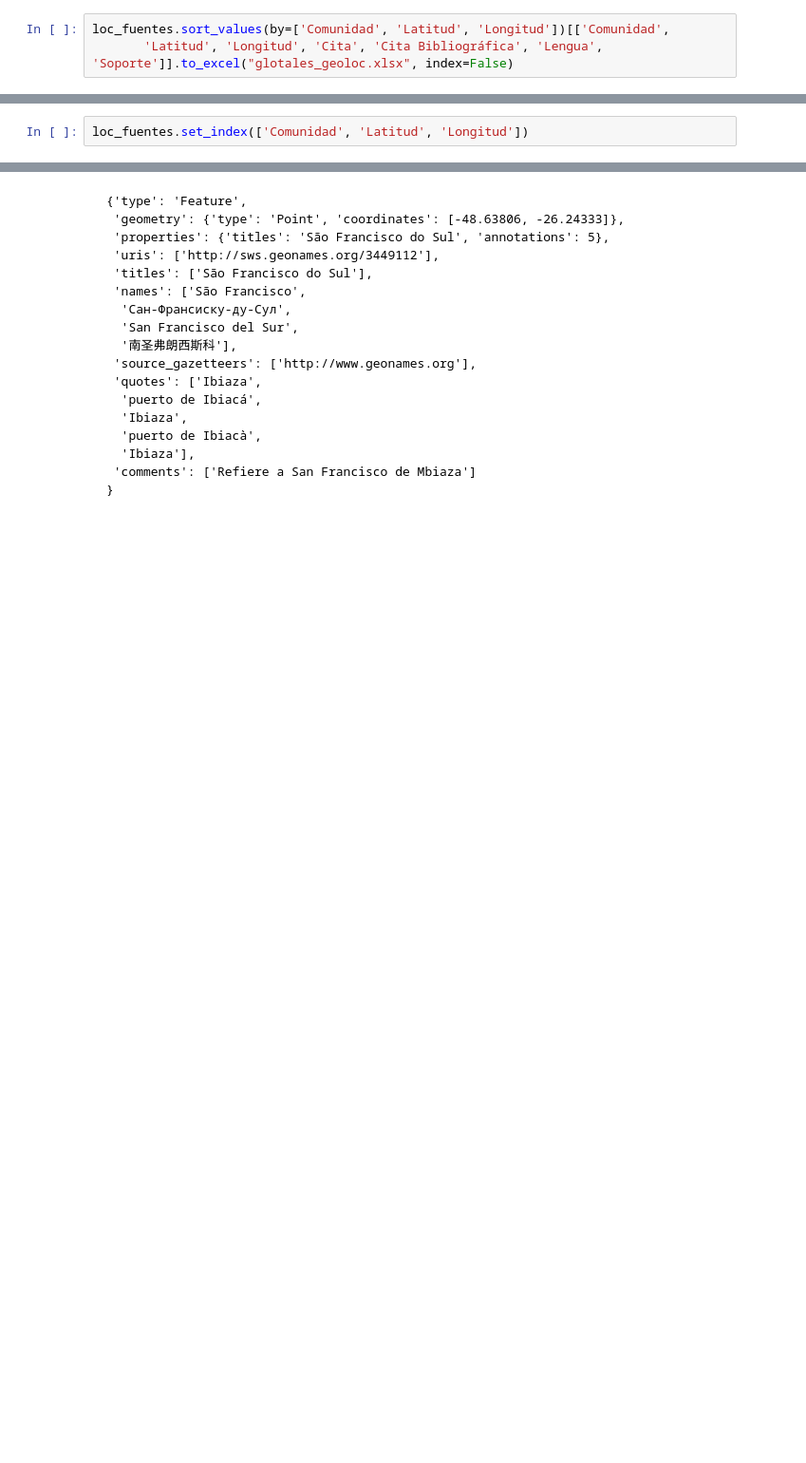
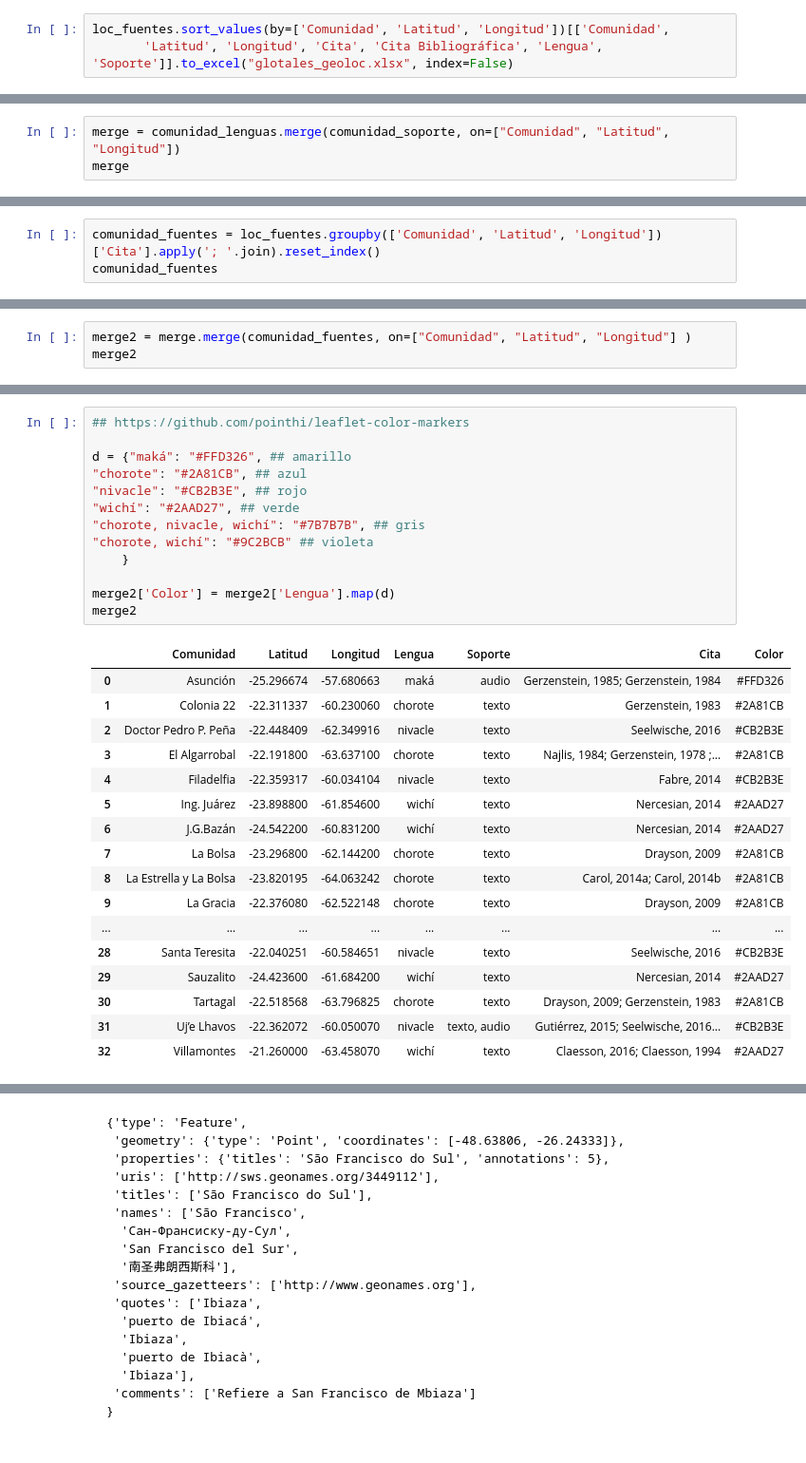
Before and after one commit to nidiah/PICT-2020, a Jupyter notebook: update_source_map.ipynb, the cells around one changed output, grey strips where cells are left out. Shown: that part at 95% size. Saved outputs shown, nothing was run; the diff lists cells and outputs as text; blank space fills up the shorter version.

```diff
--- a/update_source_map.ipynb
+++ b/update_source_map.ipynb
@@ -265,2 +245,0 @@ loc_fuentes.groupby(['Comunidad', 'Latitud', 'Longitud'])['Lengua'].apply(list).
-# %%
-loc_fuentes.set_index(['Comunidad', 'Latitud', 'Longitud'])
@@ -285,0 +248,3 @@ loc_fuentes.to_json(orient='columns')
+# %%
+merge = comunidad_lenguas.merge(comunidad_soporte, on=["Comunidad", "Latitud", "Longitud"])
+merge
@@ -285,0 +271,3 @@ loc_fuentes.to_json(orient='columns')
+# %%
+comunidad_fuentes = loc_fuentes.groupby(['Comunidad', 'Latitud', 'Longitud'])['Cita'].apply('; '.join).reset_index()
+comunidad_fuentes
@@ -285,0 +294,3 @@ loc_fuentes.to_json(orient='columns')
+# %%
+merge2 = merge.merge(comunidad_fuentes, on=["Comunidad", "Latitud", "Longitud"] )
+merge2
@@ -285,0 +329,31 @@ loc_fuentes.to_json(orient='columns')
+# %%
+## https://github.com/pointhi/leaflet-color-markers
+
+d = {"maká": "#FFD326", ## amarillo
+"chorote": "#2A81CB", ## azul
+"nivacle": "#CB2B3E", ## rojo
+"wichí": "#2AAD27", ## verde
+"chorote, nivacle, wichí": "#7B7B7B", ## gris
+"chorote, wichí": "#9C2BCB" ## violeta
+    }
+
+merge2['Color'] = merge2['Lengua'].map(d)
+merge2
+# %% [output]
+|  | Comunidad | Latitud | Longitud | Lengua | Soporte | Cita | Color |
+| 0 | Asunción | -25.296674 | -57.680663 | maká | audio | Gerzenstein, 1985; Gerzenstein, 1984 | #FFD326 |
+| 1 | Colonia 22 | -22.311337 | -60.230060 | chorote | texto | Gerzenstein, 1983 | #2A81CB |
+| 2 | Doctor Pedro P. Peña | -22.448409 | -62.349916 | nivacle | texto | Seelwische, 2016 | #CB2B3E |
+| 3 | El Algarrobal | -22.191800 | -63.637100 | chorote | texto | Najlis, 1984; Gerzenstein, 1978 ;... | #2A81CB |
+| 4 | Filadelfia | -22.359317 | -60.034104 | nivacle | texto | Fabre, 2014 | #CB2B3E |
+| 5 | Ing. Juárez | -23.898800 | -61.854600 | wichí | texto | Nercesian, 2014 | #2AAD27 |
+| 6 | J.G.Bazán | -24.542200 | -60.831200 | wichí | texto | Nercesian, 2014 | #2AAD27 |
+| 7 | La Bolsa | -23.296800 | -62.144200 | chorote | texto | Drayson, 2009 | #2A81CB |
+| 8 | La Estrella y La Bolsa | -23.820195 | -64.063242 | chorote | texto | Carol, 2014a; Carol, 2014b | #2A81CB |
+| 9 | La Gracia | -22.376080 | -62.522148 | chorote | texto | Drayson, 2009 | #2A81CB |
+| ... | ... | ... | ... | ... | ... | ... | ... |
+| 28 | Santa Teresita | -22.040251 | -60.584651 | nivacle | texto | Seelwische, 2016 | #CB2B3E |
+| 29 | Sauzalito | -24.423600 | -61.684200 | wichí | texto | Nercesian, 2014 | #2AAD27 |
+| 30 | Tartagal | -22.518568 | -63.796825 | chorote | texto | Drayson, 2009; Gerzenstein, 1983 | #2A81CB |
+| 31 | Uj’e Lhavos | -22.362072 | -60.050070 | nivacle | texto, audio | Gutiérrez, 2015; Seelwische, 2016... | #CB2B3E |
+| 32 | Villamontes | -21.260000 | -63.458070 | wichí | texto | Claesson, 2016; Claesson, 1994 | #2AAD27 |
```
Also changed, not shown: parts of 45 cells of this notebook.
